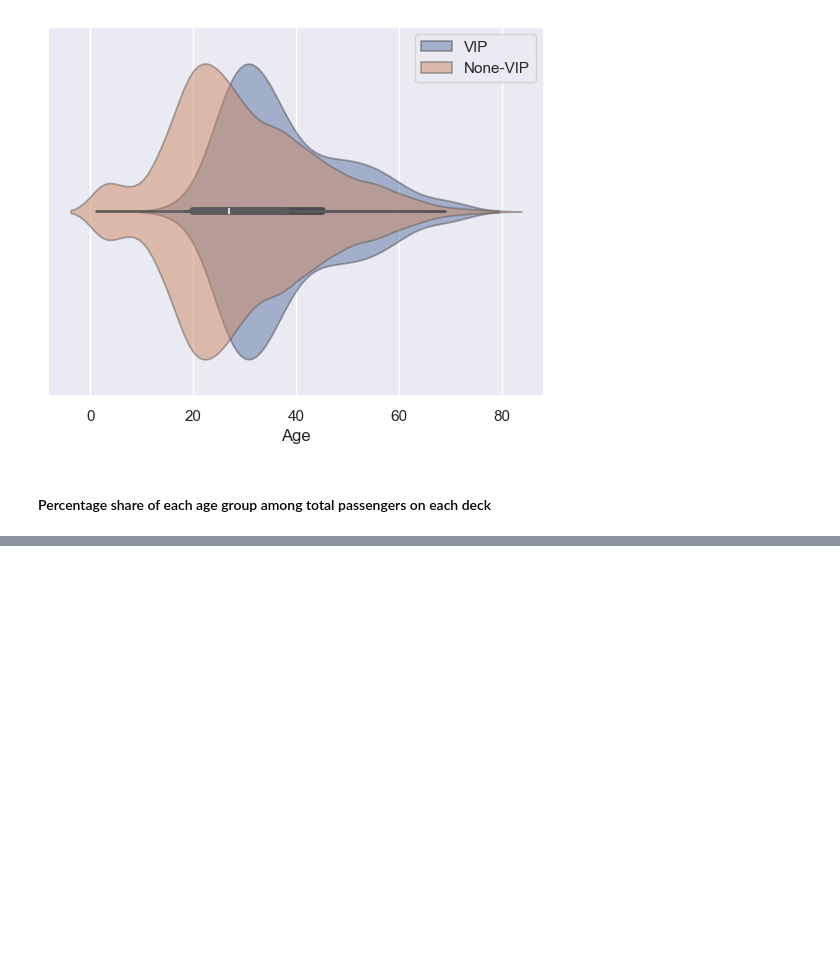
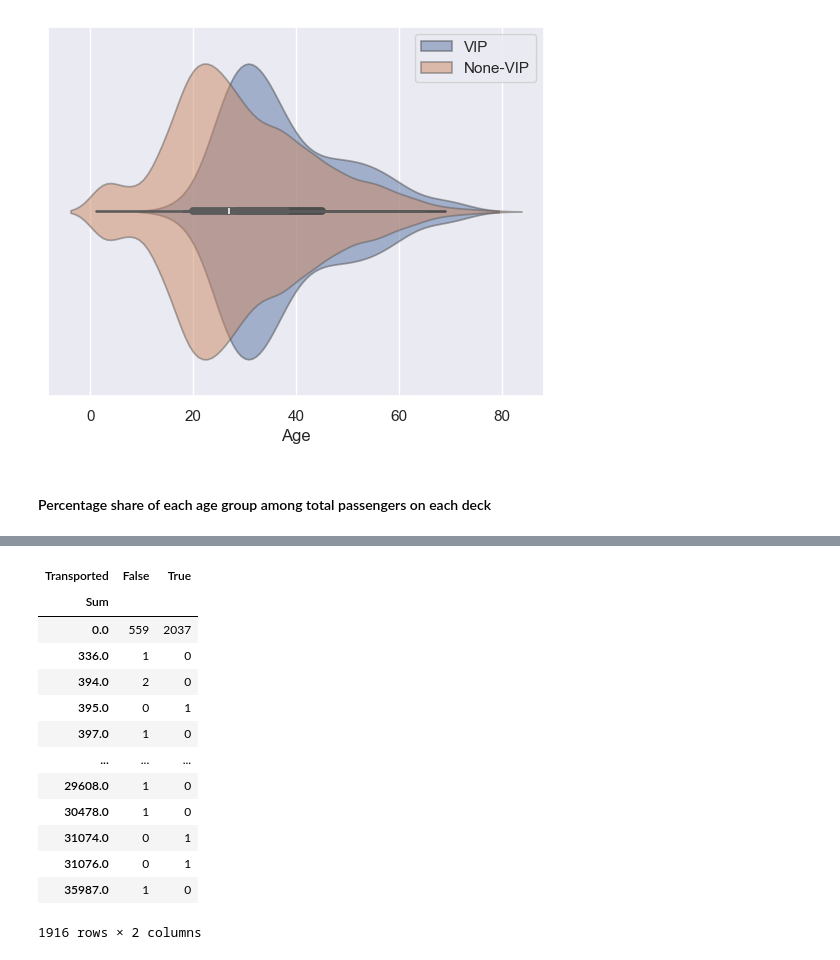
Before and after one commit to bzabk/Recruitment-Task-for-Data-Science-community-2023, a Jupyter notebook: first.ipynb, the cells around one changed output, grey strips where cells are left out. Saved outputs shown, nothing was run; the diff lists cells and outputs as text; code cells hidden in the pictures; blank space fills up the shorter version.

```diff
--- a/first.ipynb
+++ b/first.ipynb
@@ -314,0 +330,20 @@ sns.jointplot(data_raw,x="Age",y="Sum")
+# %%
+#Corr between agegroup and trasnported
+
+tab = pd.crosstab(index=data_raw["Sum"],columns=data_raw["Transported"])
+tab
+# %% [output]
+| Transported | False | True |
+| Sum |  |  |
+| 0.0 | 559 | 2037 |
+| 336.0 | 1 | 0 |
+| 394.0 | 2 | 0 |
+| 395.0 | 0 | 1 |
+| 397.0 | 1 | 0 |
+| ... | ... | ... |
+| 29608.0 | 1 | 0 |
+| 30478.0 | 1 | 0 |
+| 31074.0 | 0 | 1 |
+| 31076.0 | 0 | 1 |
+| 35987.0 | 1 | 0 |
+1916 rows × 2 columns
```
Also changed, not shown: parts of 10 cells of this notebook.
